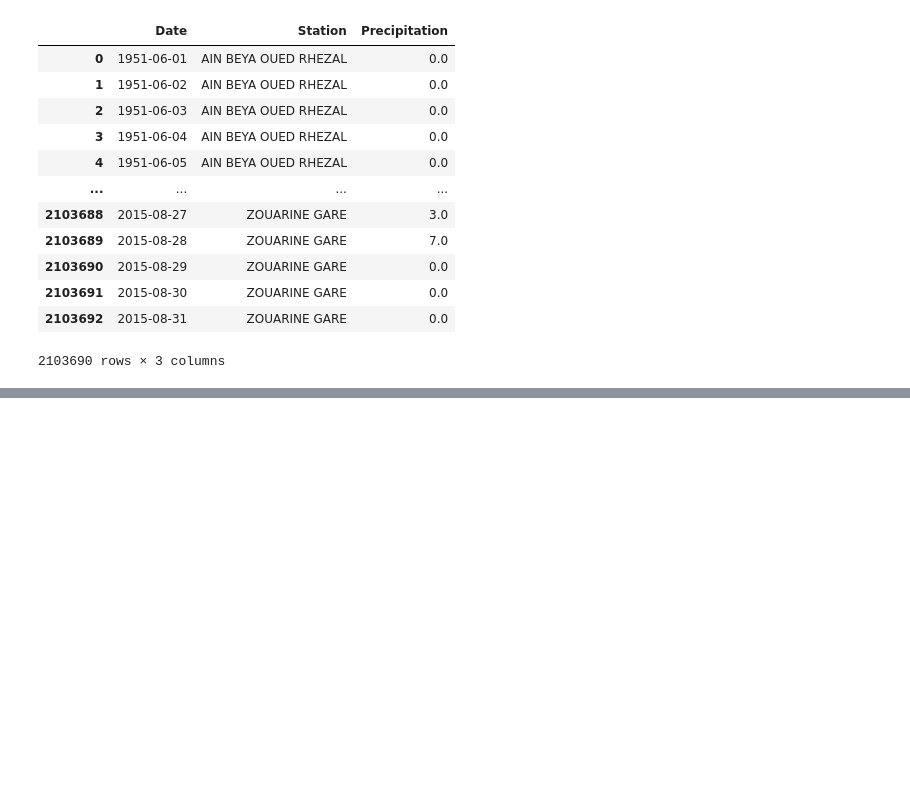
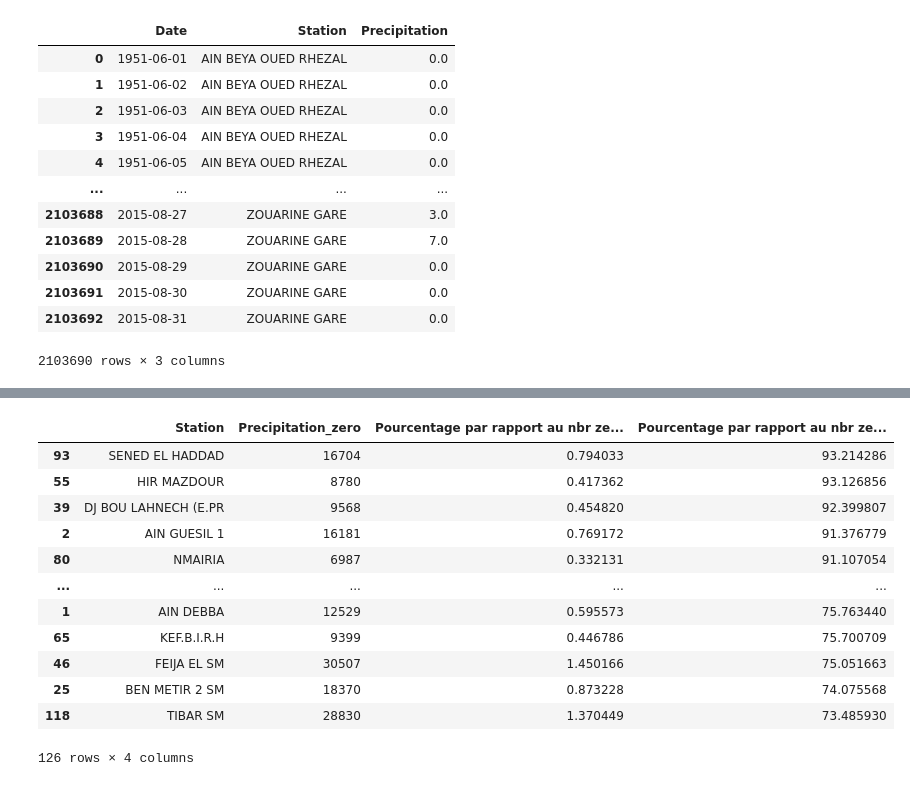
Before and after one commit to linamarwabelkilani/modelisation-hydrologique, a Jupyter notebook: netoyage_des_données_v3.ipynb, the cells around one changed output, grey strips where cells are left out. Drawn from its saved outputs; the diff is of its cells as text; code cells hidden in the pictures; blank space fills up the shorter version.

```diff
--- a/netoyage_des_données_v3.ipynb
+++ b/netoyage_des_données_v3.ipynb
@@ -60,0 +61,9 @@ les nombres des zero :  1745539  pourcontage :  82.97510564769523
+# %%
+station=df.groupby(["Station"]).sum()
+print("nombre des stations : ", len(station.index))
+#groupby chaque station et count les ligne ou la valeur de Precipitation et = 0
+nbr_zero_par_station=df.groupby('Station')['Precipitation'].apply(lambda x: (x==0).sum()).reset_index(name='Precipitation_zero')
+nbr_zero_par_station["Pourcentage par rapport au nbr zero total%"] = nbr_zero_par_station.apply(lambda x:percent(x["Precipitation_zero"],len(df.index)),axis=1)
+#dataframe avec les nombres des zero par chaque station par ordre décroissante
+nbr_zero_par_station.sort_values(by=["Precipitation_zero"],ascending=False, inplace=True)
+nbr_zero_par_station
@@ -60,0 +85,6 @@ les nombres des zero :  1745539  pourcontage :  82.97510564769523
+# %%
+#count_precepitation_par_station
+cpps=df.groupby('Station')['Precipitation'].apply(lambda x: (x).count()).reset_index(name='count')
+
+cpps[cpps["Station"]=="TOUKEBER"]["count"].values[0]
+cpps
@@ -60,0 +105,20 @@ les nombres des zero :  1745539  pourcontage :  82.97510564769523
+# %%
+#tableu % des valuer 0 pour chaque station max 93.214286 % des valeur de station SENED EL HADDAD sont des 0
+#et 73.485930 % des valeurs de stations  TIBAR SM	sont des 0
+nbr_zero_par_station["Pourcentage par rapport au nbr zero station%"] = nbr_zero_par_station.apply(lambda x:percent(x["Precipitation_zero"],cpps[cpps["Station"]==x["Station"]]["count"].values[0]) ,axis=1)
+nbr_zero_par_station.sort_values(by=["Pourcentage par rapport au nbr zero station%"],ascending=False, inplace=True)
+nbr_zero_par_station
+# %% [output]
+|  | Station | Precipitation_zero | Pourcentage par rapport au nbr ze... | Pourcentage par rapport au nbr ze... |
+| 93 | SENED EL HADDAD | 16704 | 0.794033 | 93.214286 |
+| 55 | HIR MAZDOUR | 8780 | 0.417362 | 93.126856 |
+| 39 | DJ BOU LAHNECH (E.PR | 9568 | 0.454820 | 92.399807 |
+| 2 | AIN GUESIL 1 | 16181 | 0.769172 | 91.376779 |
+| 80 | NMAIRIA | 6987 | 0.332131 | 91.107054 |
+| ... | ... | ... | ... | ... |
+| 1 | AIN DEBBA | 12529 | 0.595573 | 75.763440 |
+| 65 | KEF.B.I.R.H | 9399 | 0.446786 | 75.700709 |
+| 46 | FEIJA EL SM | 30507 | 1.450166 | 75.051663 |
+| 25 | BEN METIR 2 SM | 18370 | 0.873228 | 74.075568 |
+| 118 | TIBAR SM | 28830 | 1.370449 | 73.485930 |
+126 rows × 4 columns
```
Also changed, not shown: parts of 4 cells of this notebook.
